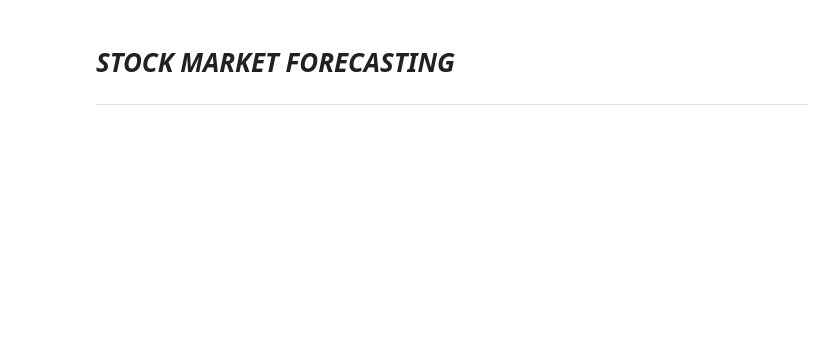
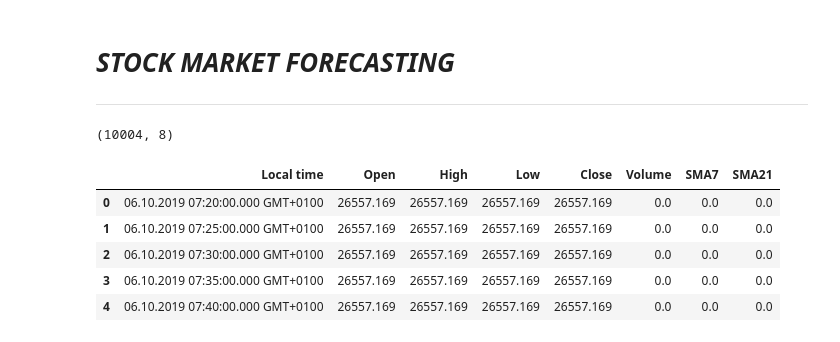
Before and after one commit to RK-1707/Stock-market-forecasting, a Jupyter notebook: stock_market_pred.ipynb, the cells around one changed output. Drawn from its saved outputs; the diff is of its cells as text; code cells hidden in the pictures; blank space fills up the shorter version.

```diff
--- a/stock_market_pred.ipynb
+++ b/stock_market_pred.ipynb
@@ -14,7 +14,15 @@ from keras.layers import *
 from sklearn.preprocessing import MinMaxScaler
 from sklearn.metrics import mean_squared_error
 # %%
-df_exe=pd.read_csv("US30_5M.csv")
+df_exe=pd.read_excel("US30_tiny.xlsx")
 print(df_exe.shape)
 df_exe.head(5)
+# %% [output]
+(10004, 8)
+|  | Local time | Open | High | Low | Close | Volume | SMA7 | SMA21 |
+| 0 | 06.10.2019 07:20:00.000 GMT+0100 | 26557.169 | 26557.169 | 26557.169 | 26557.169 | 0.0 | 0.0 | 0.0 |
+| 1 | 06.10.2019 07:25:00.000 GMT+0100 | 26557.169 | 26557.169 | 26557.169 | 26557.169 | 0.0 | 0.0 | 0.0 |
+| 2 | 06.10.2019 07:30:00.000 GMT+0100 | 26557.169 | 26557.169 | 26557.169 | 26557.169 | 0.0 | 0.0 | 0.0 |
+| 3 | 06.10.2019 07:35:00.000 GMT+0100 | 26557.169 | 26557.169 | 26557.169 | 26557.169 | 0.0 | 0.0 | 0.0 |
+| 4 | 06.10.2019 07:40:00.000 GMT+0100 | 26557.169 | 26557.169 | 26557.169 | 26557.169 | 0.0 | 0.0 | 0.0 |
 # %%
```
Also changed, not shown: parts of 11 cells of this notebook.
